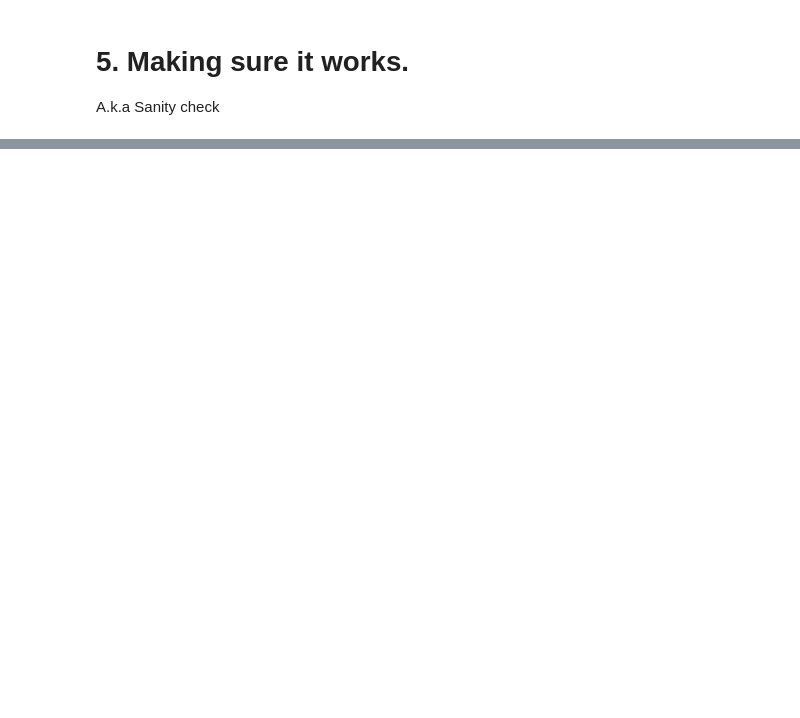
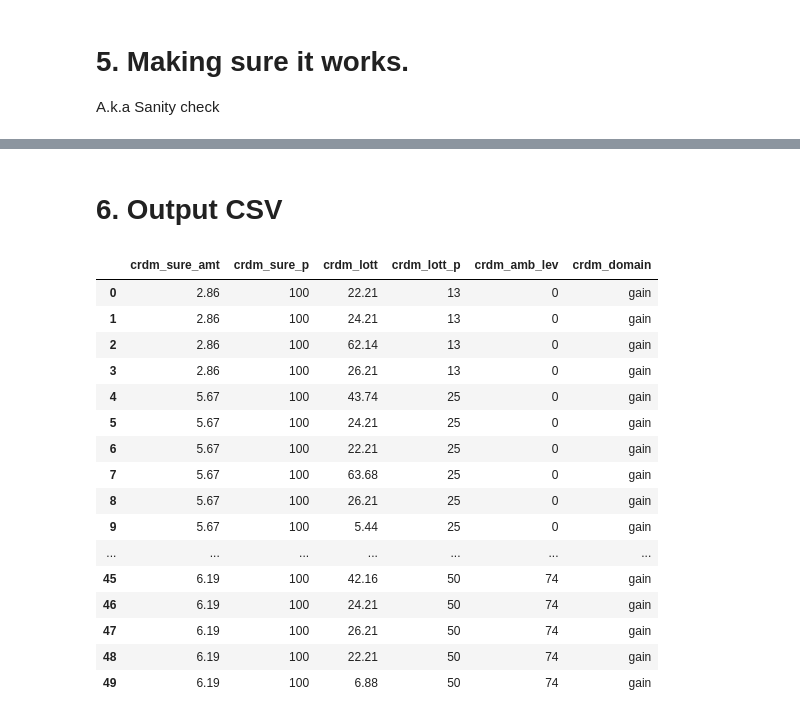
Before and after one commit to CDN-Lab/Intracraneal_electrodes, a Jupyter notebook: uncertaintyencoding.ipynb, the cells around one changed output, grey strips where cells are left out. Cells and saved outputs as stored; diff of their text form; code cells hidden in the pictures; blank space fills up the shorter version.

```diff
--- a/uncertaintyencoding.ipynb
+++ b/uncertaintyencoding.ipynb
@@ -701,0 +603,2 @@ plot_scatter_hist(df_Trials_losses,xvline=-50,trials='losses')
+# %% [markdown]
+# 6. Output CSV
@@ -701,0 +608,51 @@ plot_scatter_hist(df_Trials_losses,xvline=-50,trials='losses')
+# %%
+#Let's reformat to match the psychopy CSV input
+crdm_trials_gains = df_Trials_gains.copy()
+
+crdm_trials_gains['category'] = 'gain'
+crdm_trials_gains = crdm_trials_gains.sort_values('p_reward', ascending=True).reset_index(drop=True)
+crdm_trials_gains = crdm_trials_gains.drop(columns=['SV_reward', 'SV_New_Safe','deltaSV'])
+crdm_trials_gains['ambiguity'] = (crdm_trials_gains['ambiguity']*100).astype(int)
+crdm_trials_gains['p_reward'] = (crdm_trials_gains['p_reward']*100).astype(int)
+crdm_trials_gains = crdm_trials_gains.rename(columns={
+    'value_safe':'crdm_sure_amt',
+    'value_reward':'crdm_lott',
+    'ambiguity': 'crdm_amb_lev',
+    'p_reward':'crdm_lott_p',
+    'category':'crdm_domain'})
+crdm_trials_gains['crdm_sure_p'] = 100
+# Reordering columns
+column_order = [
+    'crdm_sure_amt', 'crdm_sure_p', 'crdm_lott', 'crdm_lott_p', 'crdm_amb_lev', 'crdm_domain'
+]
+crdm_trials_gains = crdm_trials_gains[column_order]
+
+# Sort the DataFrame first by 'crdm_lott_p' and then by 'crdm_amb_lev
+crdm_trials_gains = crdm_trials_gains.sort_values(by=['crdm_lott_p', 'crdm_amb_lev'], ascending=[True,True])
+
+# Separate rows with 'crdm_amb_lev' different from zero to the end
+zero_ambiguity_rows = crdm_trials_gains[crdm_trials_gains['crdm_amb_lev'] == 0]
+non_zero_ambiguity_rows = crdm_trials_gains[crdm_trials_gains['crdm_amb_lev'] != 0]
+
+# Concatenate the DataFrames to put rows with 'crdm_amb_lev' different from zero at the end
+crdm_trials_gains = pd.concat([zero_ambiguity_rows, non_zero_ambiguity_rows], ignore_index=True)
+
+crdm_trials_gains
+# %% [output]
+|  | crdm_sure_amt | crdm_sure_p | crdm_lott | crdm_lott_p | crdm_amb_lev | crdm_domain |
+| 0 | 2.86 | 100 | 22.21 | 13 | 0 | gain |
+| 1 | 2.86 | 100 | 24.21 | 13 | 0 | gain |
+| 2 | 2.86 | 100 | 62.14 | 13 | 0 | gain |
+| 3 | 2.86 | 100 | 26.21 | 13 | 0 | gain |
+| 4 | 5.67 | 100 | 43.74 | 25 | 0 | gain |
+| 5 | 5.67 | 100 | 24.21 | 25 | 0 | gain |
+| 6 | 5.67 | 100 | 22.21 | 25 | 0 | gain |
+| 7 | 5.67 | 100 | 63.68 | 25 | 0 | gain |
+| 8 | 5.67 | 100 | 26.21 | 25 | 0 | gain |
+| 9 | 5.67 | 100 | 5.44 | 25 | 0 | gain |
+| ... | ... | ... | ... | ... | ... | ... |
+| 45 | 6.19 | 100 | 42.16 | 50 | 74 | gain |
+| 46 | 6.19 | 100 | 24.21 | 50 | 74 | gain |
+| 47 | 6.19 | 100 | 26.21 | 50 | 74 | gain |
+| 48 | 6.19 | 100 | 22.21 | 50 | 74 | gain |
+| 49 | 6.19 | 100 | 6.88 | 50 | 74 | gain |
```
Also changed, not shown: parts of 15 cells of this notebook, 1 other file.
